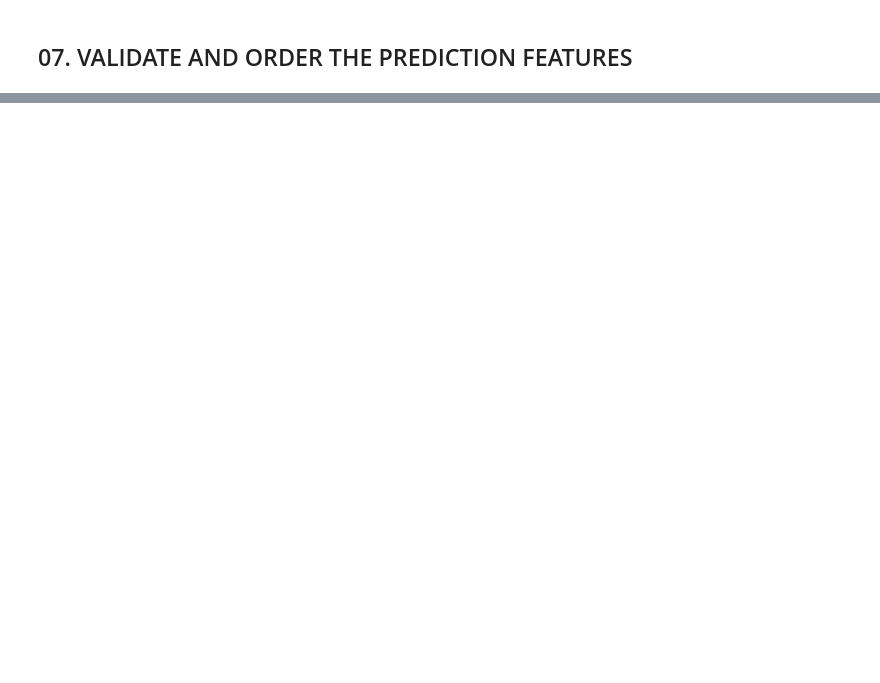
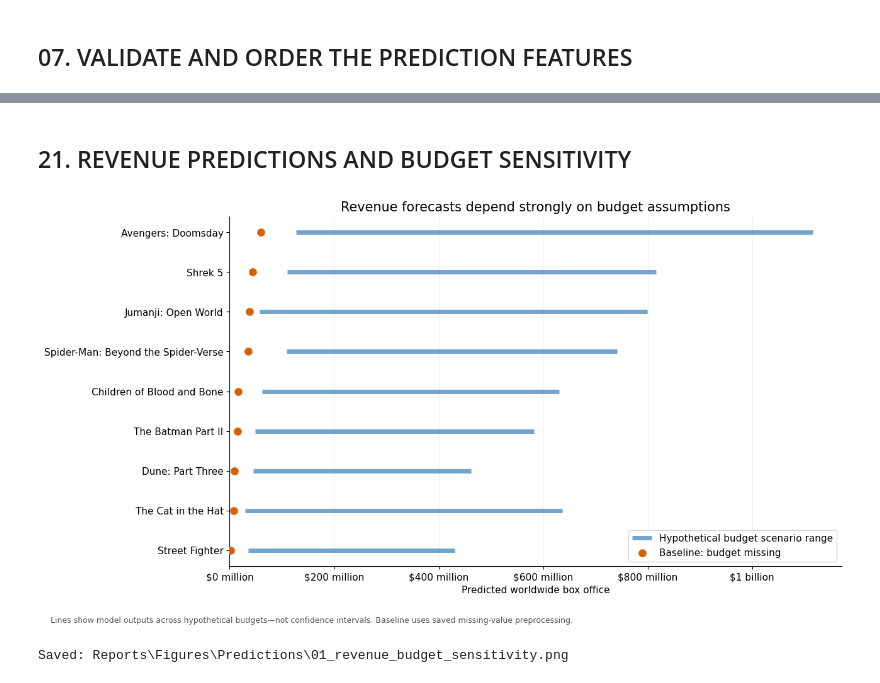
Before and after one commit to QayiyaMbiza/Movie-Industry-Predictor, a Jupyter notebook: Notebooks/upcoming_movie_predictions.ipynb, the cells around one changed output, grey strips where cells are left out. Cells and saved outputs as stored; diff of their text form; code cells hidden in the pictures; blank space fills up the shorter version.

```diff
--- a/Notebooks/upcoming_movie_predictions.ipynb
+++ b/Notebooks/upcoming_movie_predictions.ipynb
@@ -332,0 +1493,55 @@ ValueError: Revenue model requires missing columns: ['director_has_prior_history
+# %% [markdown]
+## 21. REVENUE PREDICTIONS AND BUDGET SENSITIVITY
+# %%
+fig, ax = plt.subplots(figsize=(13, 7))
+
+y = range(len(chart_data))
+
+ax.hlines(
+    y,
+    chart_data["lowest_scenario_revenue_usd"],
+    chart_data["highest_scenario_revenue_usd"],
+    color="#377EB8",
+    linewidth=5,
+    alpha=0.7,
+    label="Hypothetical budget scenario range",
+)
+
+ax.scatter(
+    chart_data["predicted_worldwide_box_office"],
+    y,
+    color="#D95F02",
+    s=65,
+    zorder=3,
+    label="Baseline: budget missing",
+)
+
+ax.set_yticks(list(y))
+ax.set_yticklabels(chart_data["title"])
+ax.xaxis.set_major_formatter(FuncFormatter(financial_axis))
+ax.set_xlim(left=0)
+ax.set_xlabel("Predicted worldwide box office")
+ax.set_title("Revenue forecasts depend strongly on budget assumptions")
+ax.grid(axis="x", alpha=0.2)
+ax.set_axisbelow(True)
+ax.legend(loc="lower right")
+
+fig.text(
+    0.02, 0.02,
+    "Lines show model outputs across hypothetical budgets—not confidence "
+    "intervals. Baseline uses saved missing-value preprocessing.",
+    fontsize=9,
+    color="#555555",
+)
+
+fig.tight_layout(rect=[0, 0.06, 1, 1])
+
+path = FIGURE_DIR / "01_revenue_budget_sensitivity.png"
+fig.savefig(path, dpi=300, bbox_inches="tight")
+plt.show()
+plt.close(fig)
+
+print(f"Saved: {path.relative_to(PROJECT_ROOT)}")
+# %% [output]
+[figure, added]
+Saved: Reports\Figures\Predictions\01_revenue_budget_sensitivity.png
```
Also changed, not shown: parts of 33 cells of this notebook, 27 other files.
